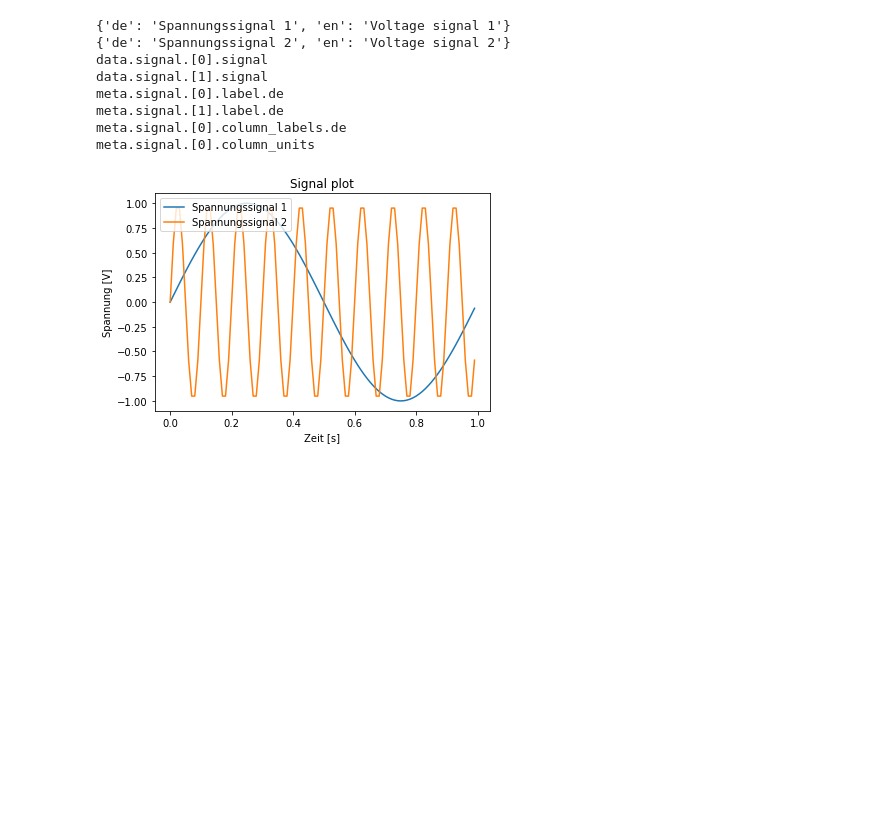
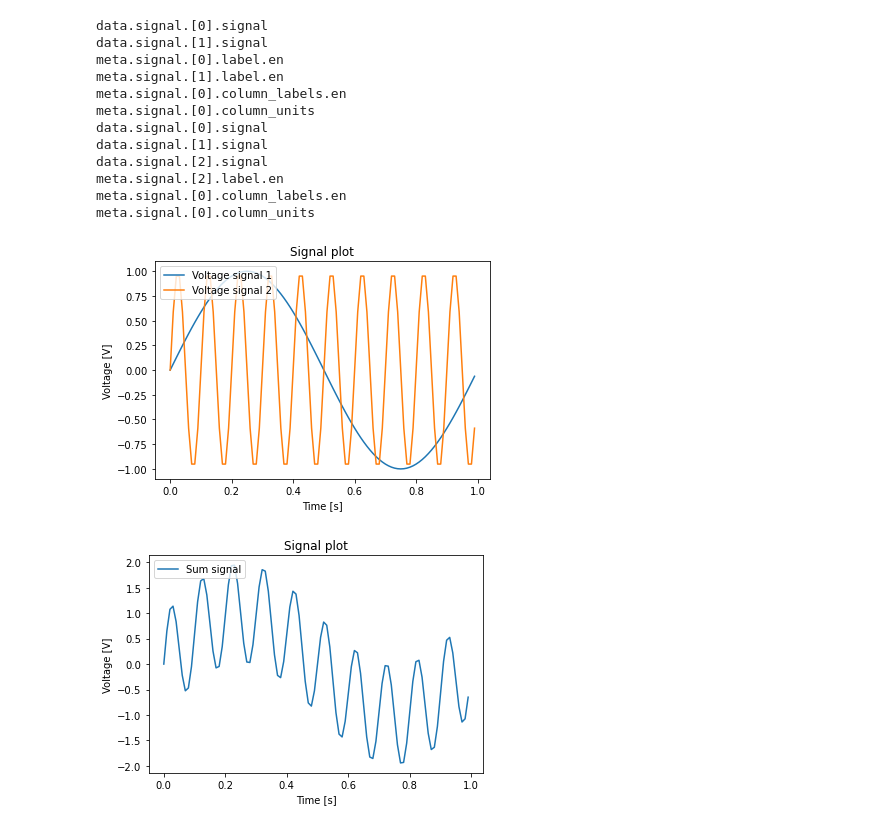
Before and after one commit to OpenSemanticLab/Chainables, a Jupyter notebook: nb/ChainablesDemo.ipynb, the cells around one changed output. Drawn from its saved outputs; the diff is of its cells as text; code cells hidden in the pictures; blank space fills up the shorter version.

Commit message:
add sum signal

```diff
--- a/nb/ChainablesDemo.ipynb
+++ b/nb/ChainablesDemo.ipynb
@@ -36,7 +36,6 @@ class SinusVoltageGenerator(TypeSafeChainableFunction):
         super(__class__, self).__init__(name="sinus_voltage_generator", uuid="f4e25e06-5307-464c-8b07-c3f3033a798d", param_class=__class__.Param, data_class=__class__.Data, meta_class=__class__.Meta)
 
     def func(self, param):
-        print(param.label)
         sample_interval_s = param.sample_duration_s/param.sampling_frequency_Hz
         x = np.arange(0, param.sample_duration_s, sample_interval_s)
         y = np.sin(2 * np.pi * param.frequency_Hz * x)
@@ -51,6 +50,37 @@ class SinusVoltageGenerator(TypeSafeChainableFunction):
                       }
                      )
 Chainable.Signal.sinus_voltage_generator = SinusVoltageGenerator()
+
+class SignalAddition(TypeSafeChainableFunction):
+    class Param(TypeSafeChainableFunction.Param):
+        data_name: str
+        signals: Union[np.ndarray, List[np.ndarray]]
+        label: Optional[dict[str, str]] = {'de':"Summensignal", 'en':"Sum signal"}
+
+    class Data(TypeSafeChainableFunction.Data):
+        signal: np.ndarray
+
+    class Meta(TypeSafeChainableFunction.Meta):
+        name: str
+        label: dict[str, str]
+
+    def __init__(self):
+        super(__class__, self).__init__(name="signal_addition", uuid="919e6981-59dd-45f5-ad46-f05e6b0f0c49", param_class=__class__.Param, data_class=__class__.Data, meta_class=__class__.Meta)
+
+
+    def func(self, param):
+        if (type(param.signals) == np.ndarray): param.signals = [param.signals]
+        #TODO: Check zero len, dimensions, etc.
+        signal = param.signals[0]
+        for i in range(1, len(param.signals)):
+            signal[:,1] += param.signals[i][:,1]
+        super().store('signal',
+                      {'signal': signal},
+                      {'name': param.data_name,
+                       'label': param.label,
+                      }
+                     )
+Chainable.Signal.signal_addition = SignalAddition()
 
 import matplotlib
 import matplotlib.pyplot as plt
@@ -96,38 +126,55 @@ class SignalPlot(TypeSafeChainableFunction):
         plt.legend(loc="upper left")
         super().store('plot',
                       {'figure': fig},
                       {'name': param.data_name,
                       }
                      )
 Chainable.Signal.signal_plot = SignalPlot()
 
 obj = ChainableObject()
-#obj = Chainable.Signal.sinus_voltage_generator.apply(obj, {'debug': True, 'data_name': "Test"})
 
-lang = 'de'
+lang = 'en'
 obj = obj.apply({
     'func': "Chainable.Signal.sinus_voltage_generator",
     'param': {'debug': False, 'data_name': "signal1", 'frequency_Hz': 1, 'label': {'static': {'de':"Spannungssignal 1", 'en':"Voltage signal 1"}}}
 }).apply({
     'func': "Chainable.Signal.sinus_voltage_generator",
     'param': {'debug': False, 'data_name': "signal2", 'frequency_Hz': 10, 'label': {'static': {'de':"Spannungssignal 2", 'en':"Voltage signal 2"}}}
 }).apply({
     'func': "Chainable.Signal.signal_plot",
     'param': {'debug': False, 'data_name': "plot1",
               'signals': {'match': {'meta': {'jsonpath': 'meta.*[?name =~ "signal"]'}}, 'value': {'data': {'jsonpath': 'signal'}}}, #default: traverse to data branch
               'labels': {'match': {'meta': {'jsonpath': 'meta.*[?name =~ "signal"]'}}, 'value': {'meta': {'jsonpath': f'label.{lang}'}}}, #value path relative to match path
               'axis_labels': {'match': {'meta': {'jsonpath': 'meta.*[?name = "signal1"]'}}, 'value': {'meta': {'jsonpath': f'column_labels.{lang}'}}},
               'axis_units': {'match': {'meta': {'jsonpath': 'meta.*[?name = "signal1"]'}}, 'value': {'meta': {'jsonpath': 'column_units'}}},
              }
+}).apply({
+    'func': "Chainable.Signal.signal_addition",
+    'param': {'debug': False, 'data_name': "merged_signal",
+              'signals': {'match': {'meta': {'jsonpath': 'meta.*[?name =~ "signal"]'}}, 'value': {'data': {'jsonpath': 'signal'}}}, #default: traverse to data branch
+             }
+}).apply({
+    'func': "Chainable.Signal.signal_plot",
+    'param': {'debug': False, 'data_name': "plot1",
+              'signals': {'match': {'meta': {'jsonpath': 'meta.*[?name = "merged_signal"]'}}, 'value': {'data': {'jsonpath': 'signal'}}}, #default: traverse to data branch
+              'labels': {'match': {'meta': {'jsonpath': 'meta.*[?name = "merged_signal"]'}}, 'value': {'meta': {'jsonpath': f'label.{lang}'}}}, #value path relative to match path
+              'axis_labels': {'match': {'meta': {'jsonpath': 'meta.*[?name = "signal1"]'}}, 'value': {'meta': {'jsonpath': f'column_labels.{lang}'}}},
+              'axis_units': {'match': {'meta': {'jsonpath': 'meta.*[?name = "signal1"]'}}, 'value': {'meta': {'jsonpath': 'column_units'}}},
+             }
 })
 #pprint(obj.dict())
 # %% [output]
-{'de': 'Spannungssignal 1', 'en': 'Voltage signal 1'}
-{'de': 'Spannungssignal 2', 'en': 'Voltage signal 2'}
 data.signal.[0].signal
 data.signal.[1].signal
-meta.signal.[0].label.de
-meta.signal.[1].label.de
-meta.signal.[0].column_labels.de
+meta.signal.[0].label.en
+meta.signal.[1].label.en
+meta.signal.[0].column_labels.en
 meta.signal.[0].column_units
+data.signal.[0].signal
+data.signal.[1].signal
+data.signal.[2].signal
+meta.signal.[2].label.en
+meta.signal.[0].column_labels.en
+meta.signal.[0].column_units
-[figure, old version]
+[figure, new version]
+[figure, added]
```
